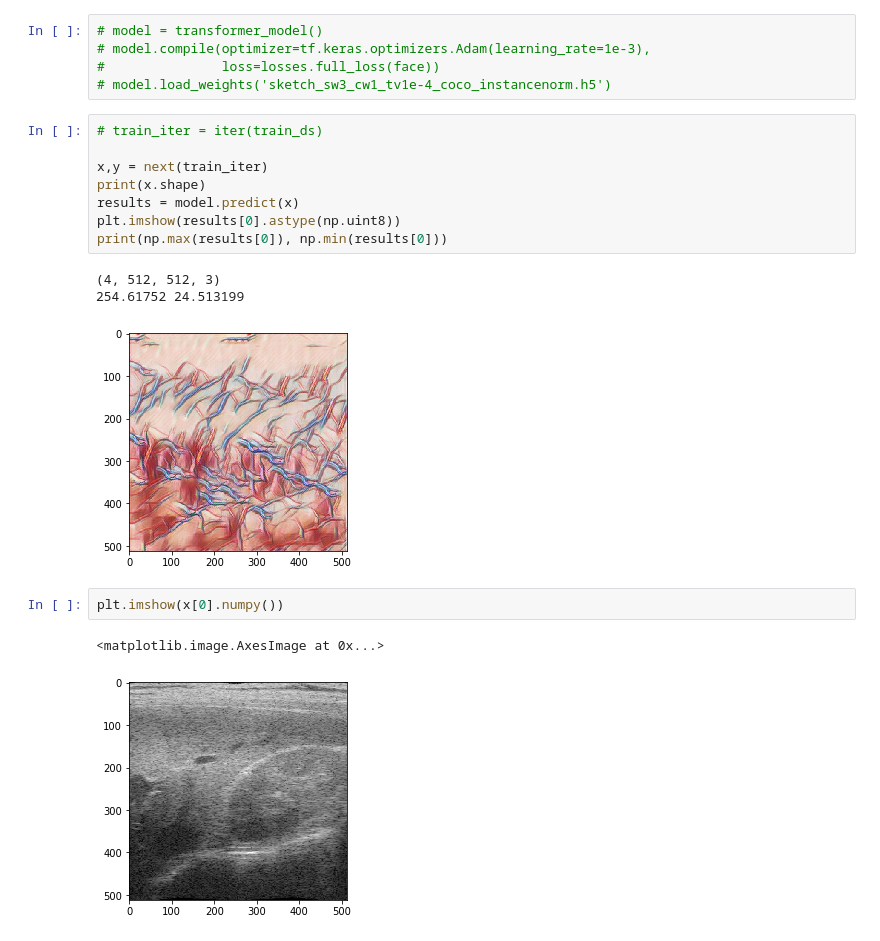
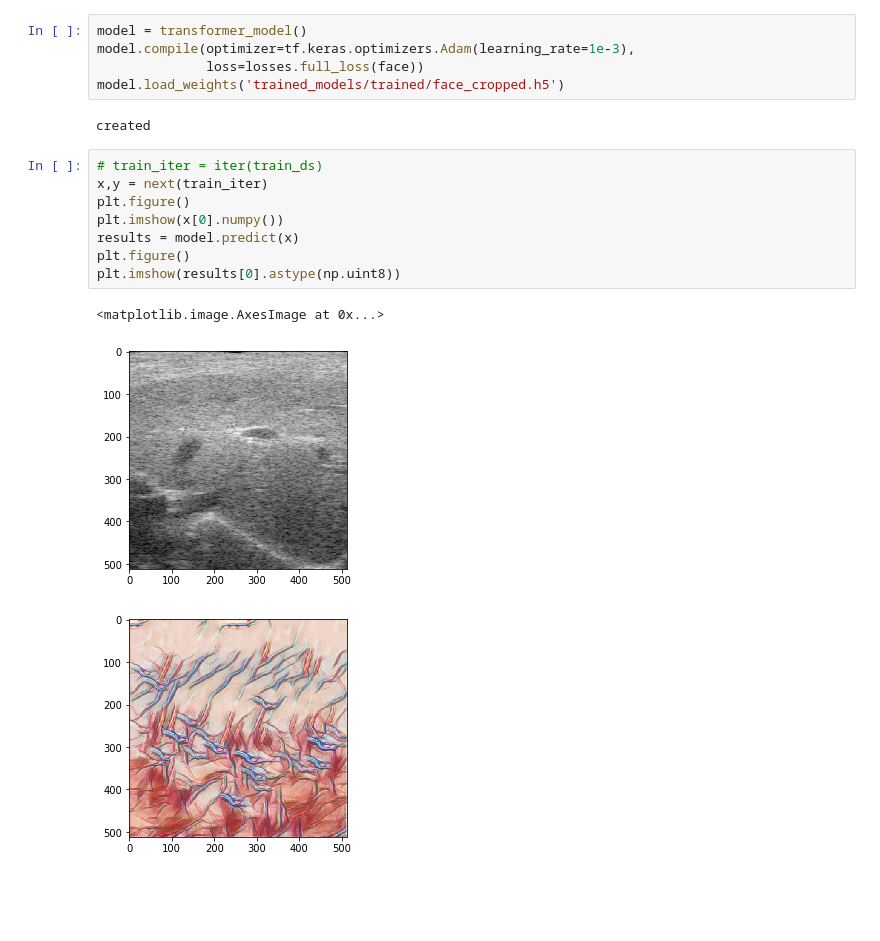
Before and after one commit to leohu6/Perceptual-Loss-Style-Transfer, a Jupyter notebook: Ultrasound.ipynb, the cells around one changed output. Drawn from its saved outputs; the diff is of its cells as text; blank space fills up the shorter version.

```diff
--- a/Ultrasound.ipynb
+++ b/Ultrasound.ipynb
@@ -71,22 +44,19 @@ def just_das(ele):
 # %%
-# model = transformer_model()
-# model.compile(optimizer=tf.keras.optimizers.Adam(learning_rate=1e-3),
-#               loss=losses.full_loss(face))
-# model.load_weights('sketch_sw3_cw1_tv1e-4_coco_instancenorm.h5')
+model = transformer_model()
+model.compile(optimizer=tf.keras.optimizers.Adam(learning_rate=1e-3),
+              loss=losses.full_loss(face))
+model.load_weights('trained_models/trained/face_cropped.h5')
+# %% [output]
+created
 # %%
 # train_iter = iter(train_ds)
-
 x,y = next(train_iter)
-print(x.shape)
+plt.figure()
+plt.imshow(x[0].numpy())
 results = model.predict(x)
+plt.figure()
 plt.imshow(results[0].astype(np.uint8))
-print(np.max(results[0]), np.min(results[0]))
 # %% [output]
-(4, 512, 512, 3)
-254.61752 24.513199
+<matplotlib.image.AxesImage at 0x...>
-[figure, old version]
+[figure, new version]
+[figure, added]
-# %%
-plt.imshow(x[0].numpy())
-# %% [output]
-<matplotlib.image.AxesImage at 0x...>
-[figure, removed]
```
Also changed, not shown: parts of 18 cells of this notebook, 3 other files.
